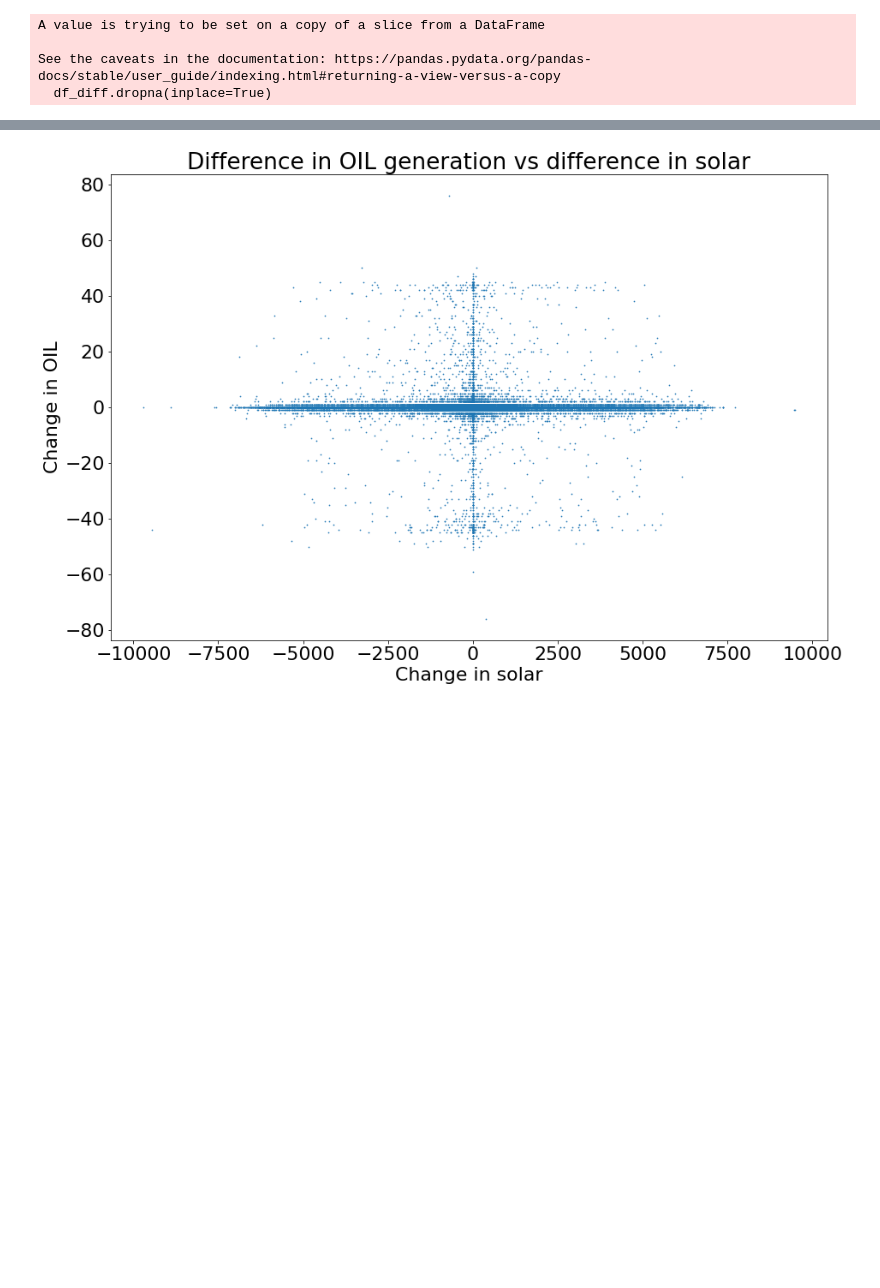
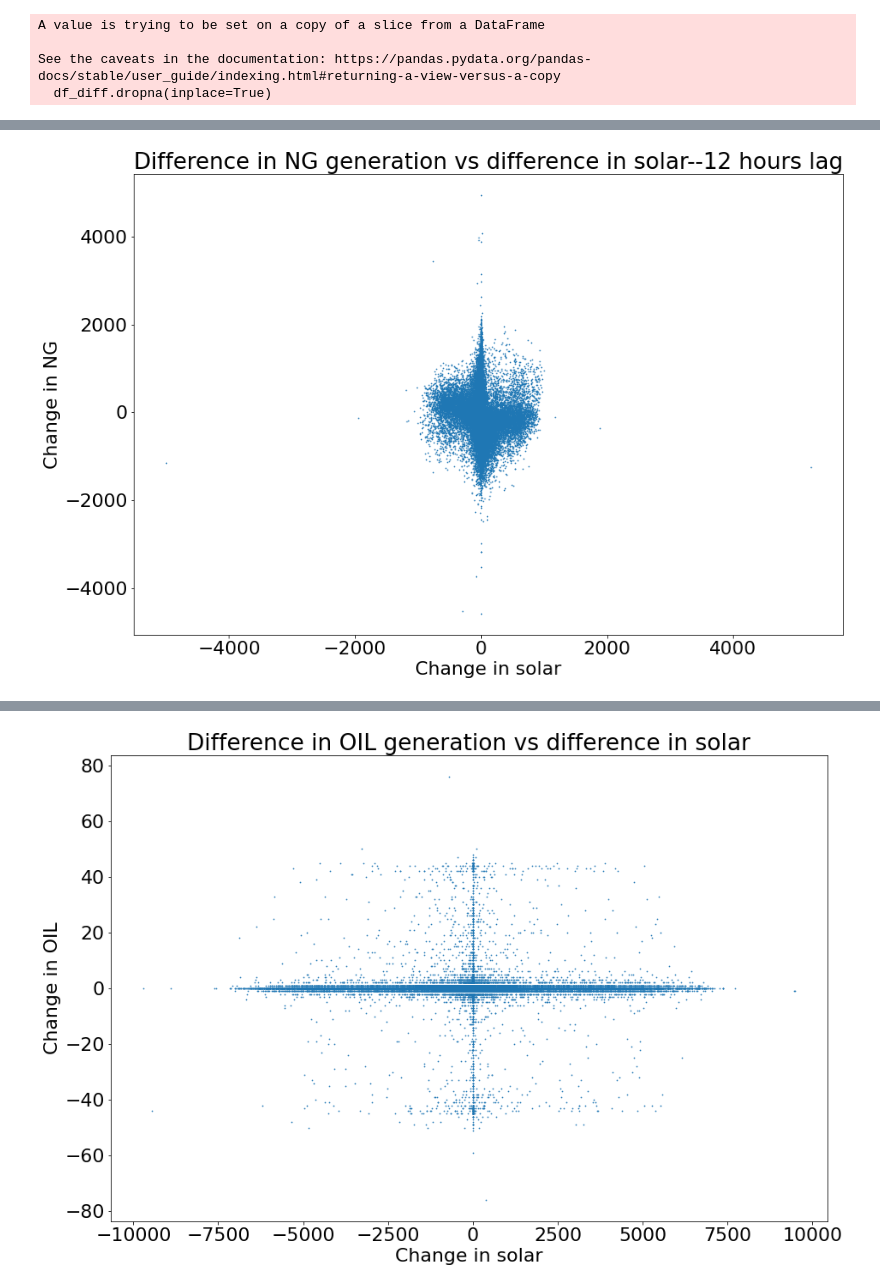
Before and after one commit to NSAPH-Projects/green-energy-optimization, a Jupyter notebook: Exploratory_data_analysis_energy.ipynb, the cells around one changed output, grey strips where cells are left out. Saved outputs shown, nothing was run; the diff lists cells and outputs as text; code cells hidden in the pictures; blank space fills up the shorter version.

```diff
--- a/Exploratory_data_analysis_energy.ipynb
+++ b/Exploratory_data_analysis_energy.ipynb
@@ -175,0 +231,13 @@ plt.show()
+# %%
+#Scatterplot
+import matplotlib.pyplot as plt
+plt.figure(figsize=(15,10))
+plt.rcParams.update({'font.size': 22})
+plt.scatter(df_diff['diff_solar_12hours'], df_diff['diff_NG'], s=0.5)
+plt.title("Difference in NG generation vs difference in solar--12 hours lag")
+plt.xlabel("Change in solar")
+plt.ylabel("Change in NG")
+plt.savefig("/n/dominici_lab/lab/fossil_fuel_energy/data/Plots/NG-solar/fig_SW_NG_solar_12hourslag.png")
+plt.show()
+# %% [output]
+[figure, added]
```
Also changed, not shown: parts of 16 cells of this notebook.
